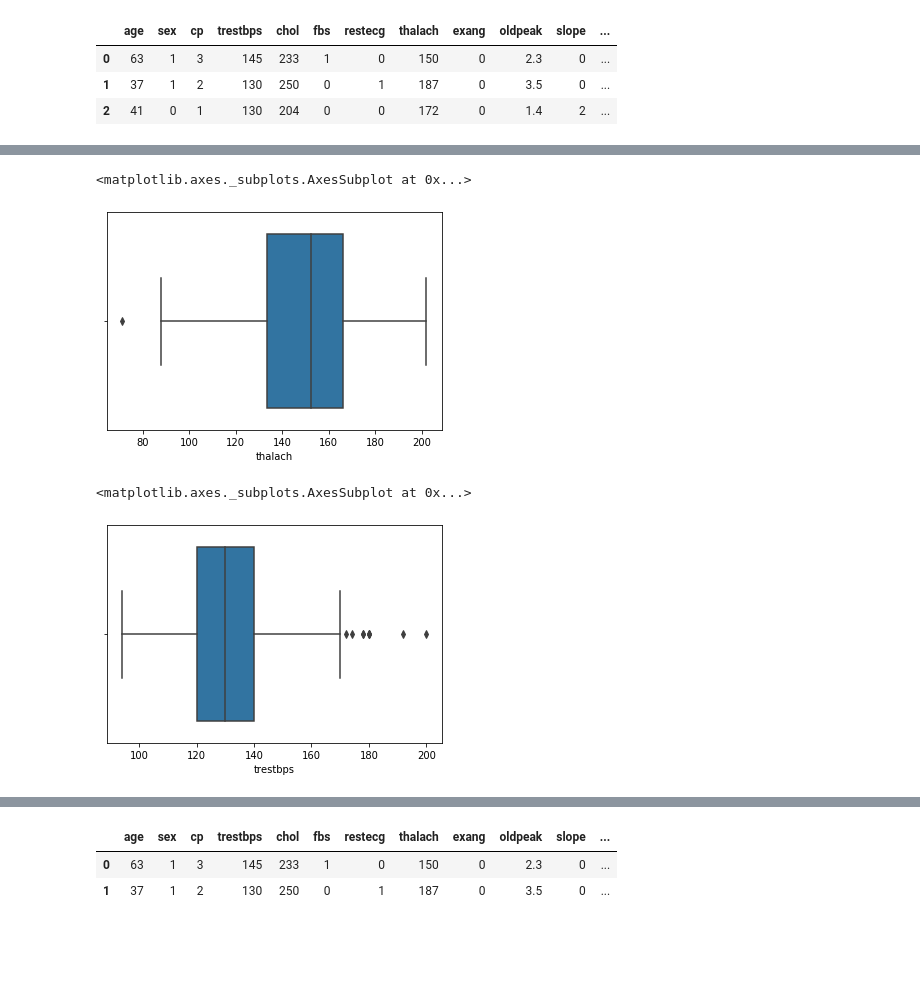
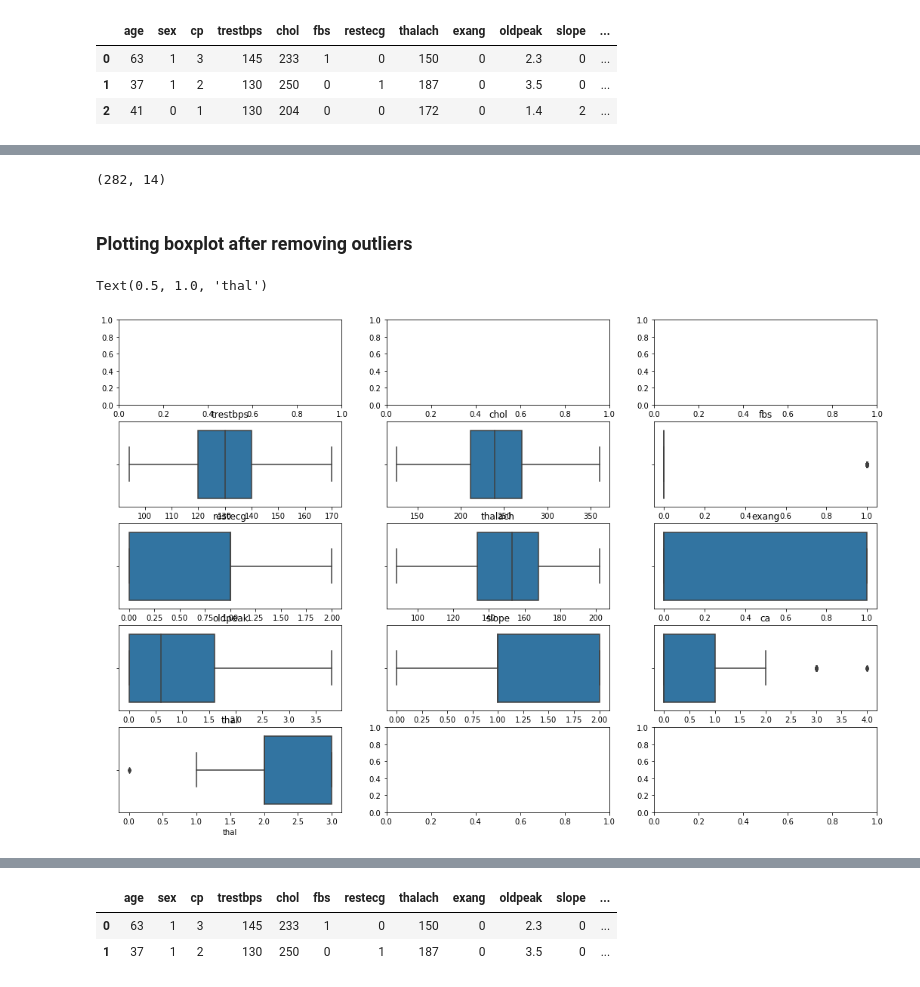
Before and after one commit to abhiraturi/HEART_DISEASE, a Jupyter notebook: Heart_Disease.ipynb, the cells around one changed output, grey strips where cells are left out. Saved outputs shown, nothing was run; the diff lists cells and outputs as text; code cells hidden in the pictures; blank space fills up the shorter version.

```diff
--- a/Heart_Disease.ipynb
+++ b/Heart_Disease.ipynb
@@ -234,14 +272,40 @@ df.head(3)
+# %%
+aoc_df.shape
+# %% [output]
+(282, 14)
+# %%
+# Dropping the outliers
+aoc_df=df
+aoc_df = aoc_df[aoc_df.trestbps <171]
+aoc_df = aoc_df[aoc_df.chol <361]
+aoc_df = aoc_df[aoc_df.thalach >80]
+aoc_df = aoc_df[aoc_df.oldpeak <4]
+# %% [markdown]
+### Plotting boxplot after removing outliers
+# %%
+fig, axes = plt.subplots(5, 3,figsize=(18,12))
+
+#sns.boxplot(ax=axes[0][0], data=df,x='age').set_title("age")
+#sns.boxplot(ax=axes[0][1], data=df,x='sex').set_title("sex")
+#sns.boxplot(ax=axes[0][2], data=df,x='cp').set_title("cp")
+sns.boxplot(ax=axes[1][0], data=aoc_df,x='trestbps',showfliers=True).set_title("trestbps")
+sns.boxplot(ax=axes[1][1], data=aoc_df,x='chol').set_title("chol")
+sns.boxplot(ax=axes[1][2], data=aoc_df,x='fbs').set_title("fbs")
+sns.boxplot(ax=axes[2][0], data=aoc_df,x='restecg').set_title("restecg")
+sns.boxplot(ax=axes[2][1], data=aoc_df,x='thalach').set_title("thalach")
+sns.boxplot(ax=axes[2][2], data=aoc_df,x='exang').set_title("exang")
+sns.boxplot(ax=axes[3][0], data=aoc_df,x='oldpeak').set_title("oldpeak")
+sns.boxplot(ax=axes[3][1], data=aoc_df,x='slope').set_title("slope")
+sns.boxplot(ax=axes[3][2], data=aoc_df,x='ca').set_title("ca")
+sns.boxplot(ax=axes[4][0], data=aoc_df,x='thal').set_title("thal")
+# %% [output]
+Text(0.5, 1.0, 'thal')
+[figure, added]
 # %%
 # Checking for Outliers using box plot for thalach
-sns.boxplot(df['thalach'])
+#sns.boxplot(df['thalach'])
-# %% [output]
-<matplotlib.axes._subplots.AxesSubplot at 0x...>
-[figure, removed]
 # %%
 # Checking for Outliers using box plot for trestbps
-sns.boxplot(df['trestbps'])
+#sns.boxplot(df['trestbps'])
-# %% [output]
-<matplotlib.axes._subplots.AxesSubplot at 0x...>
-[figure, removed]
 # %%
 # Checking for Outliers using box plot for chol
```
Also changed, not shown: parts of 11 cells of this notebook.
